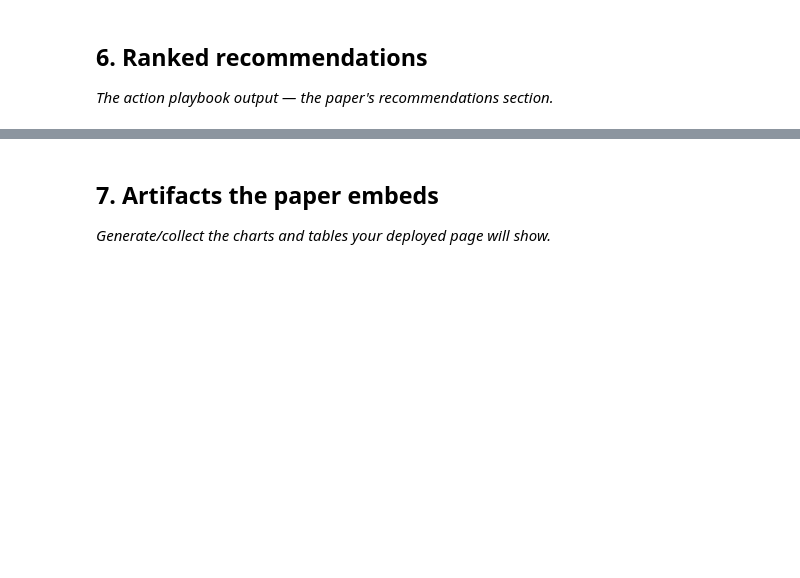
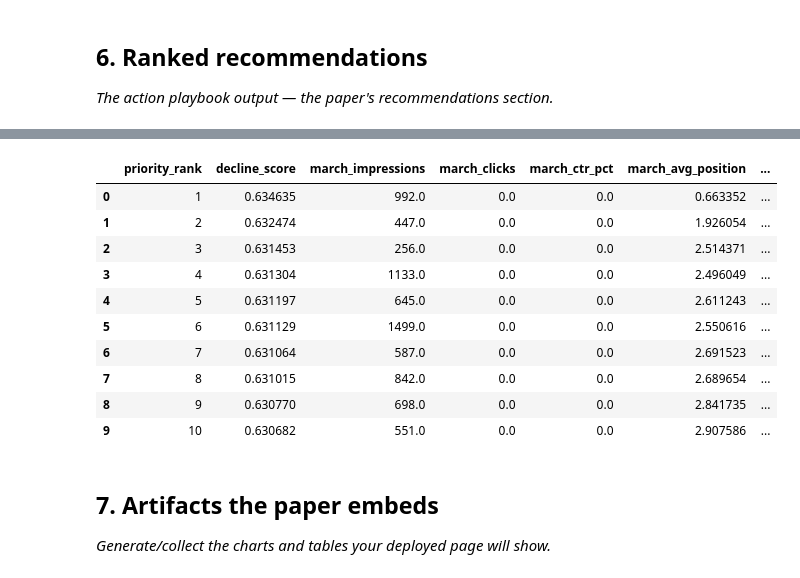
Before and after one commit to Abdelrahmanshaheen1/flyrank-ml-internship, a Jupyter notebook: work/notebooks/capstone.ipynb, the cells around one changed output, grey strips where cells are left out. Cells and saved outputs as stored; diff of their text form; code cells hidden in the pictures; blank space fills up the shorter version.

```diff
--- a/work/notebooks/capstone.ipynb
+++ b/work/notebooks/capstone.ipynb
@@ -33,3 +866,31 @@ This skeleton is yours to fill. Work the sections **in order** — each one has
+# %%
+public_preview = action_queue[
+    [
+        "priority_rank",
+        "decline_score",
+        "march_impressions",
+        "march_clicks",
+        "march_ctr_pct",
+        "march_avg_position",
+        "march_active_days",
+        "action_label",
+        "reason_code",
+    ]
+].head(10)
+
+public_preview
+# %% [output]
+|  | priority_rank | decline_score | march_impressions | march_clicks | march_ctr_pct | march_avg_position | ... |
+| 0 | 1 | 0.634635 | 992.0 | 0.0 | 0.0 | 0.663352 | ... |
+| 1 | 2 | 0.632474 | 447.0 | 0.0 | 0.0 | 1.926054 | ... |
+| 2 | 3 | 0.631453 | 256.0 | 0.0 | 0.0 | 2.514371 | ... |
+| 3 | 4 | 0.631304 | 1133.0 | 0.0 | 0.0 | 2.496049 | ... |
+| 4 | 5 | 0.631197 | 645.0 | 0.0 | 0.0 | 2.611243 | ... |
+| 5 | 6 | 0.631129 | 1499.0 | 0.0 | 0.0 | 2.550616 | ... |
+| 6 | 7 | 0.631064 | 587.0 | 0.0 | 0.0 | 2.691523 | ... |
+| 7 | 8 | 0.631015 | 842.0 | 0.0 | 0.0 | 2.689654 | ... |
+| 8 | 9 | 0.630770 | 698.0 | 0.0 | 0.0 | 2.841735 | ... |
+| 9 | 10 | 0.630682 | 551.0 | 0.0 | 0.0 | 2.907586 | ... |
 # %% [markdown]
 ## 7. Artifacts the paper embeds
 
```
Also changed, not shown: parts of 18 cells of this notebook.
